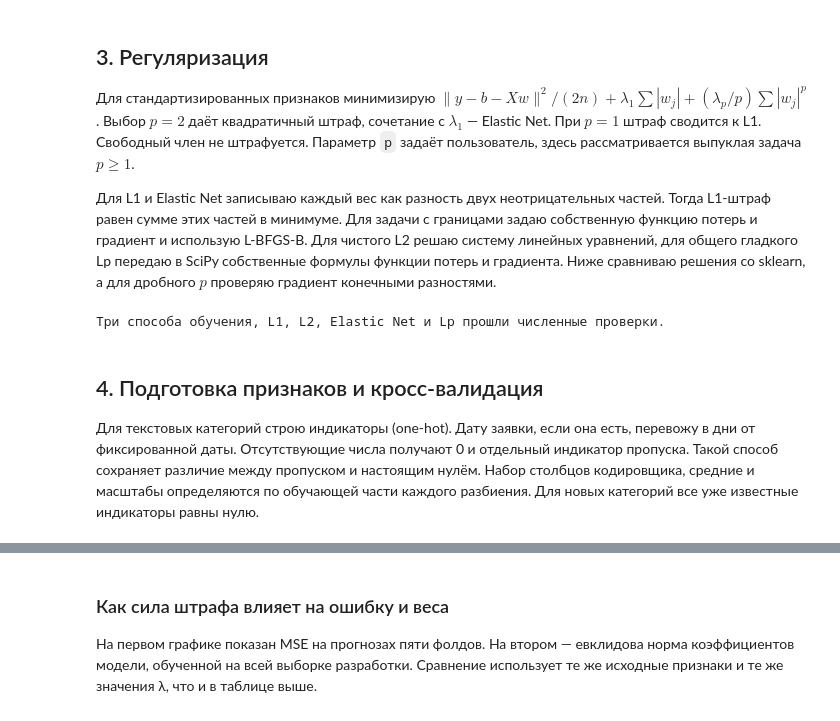
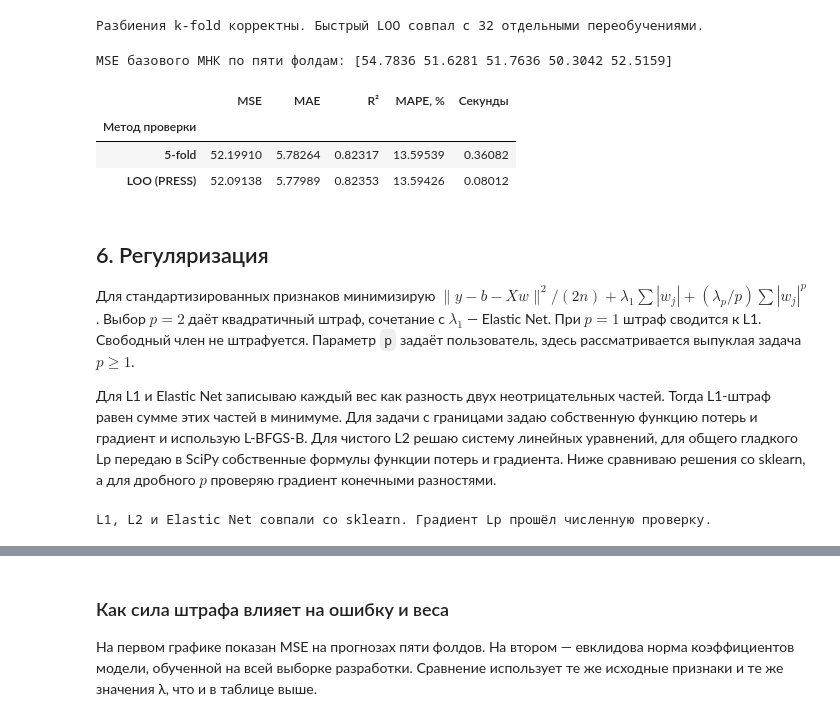
Before and after one commit to MyshakinMikhail/machine-learning-concepts, a Jupyter notebook: lab1/lab1.ipynb, the cells around one changed output, grey strips where cells are left out. Cells and saved outputs as stored; diff of their text form; code cells hidden in the pictures.

```diff
--- a/lab1/lab1.ipynb
+++ b/lab1/lab1.ipynb
@@ -168,5 +473,56 @@ class MyLinearRegression:
+# %%
+def loo_ols(frame, y):
+    features = Features().fit(frame)
+    X = features.transform(frame)
+    design = np.column_stack([np.ones(len(X)), X])
+    U, singular, _ = np.linalg.svd(design, full_matrices=False)
+    tol = np.finfo(float).eps * max(design.shape) * singular[0]
+    basis = U[:, singular > tol]
+    fitted = basis @ (basis.T @ y)
+    leverage = np.einsum("ij,ij->i", basis, basis)
+    regular = (1 - leverage) > 1e-8
+    pred = np.empty_like(y, dtype=float)
+    pred[regular] = y[regular] - (y[regular] - fitted[regular]) / (1 - leverage[regular])
+    for i in np.flatnonzero(~regular):
+        keep = np.arange(len(y)) != i
+        A, B = prepare(frame.iloc[keep], frame.iloc[[i]])
+        pred[i] = MyLinearRegression().fit(A, y[keep]).predict(B)[0]
+    return pred
+
+
+mini_frame = pd.DataFrame(mini[:32], columns=list("abcd"))
+mini_frame["тип"] = ["А", "Б"] * 15 + ["А", "редкая"]
+mini_frame.loc[[2, 5], "b"] = np.nan
+parts = list(kfold_indices(32))
+np.testing.assert_array_equal(np.sort(np.concatenate([v for _, v in parts])), np.arange(32))
+assert all(not np.intersect1d(t, v).size for t, v in parts)
+direct, _ = cross_predict(mini_frame, noisy_y[:32], leave_one_out_indices(32), MyLinearRegression)
+np.testing.assert_allclose(loo_ols(mini_frame, noisy_y[:32]), direct, atol=1e-8)
+print("Разбиения k-fold корректны. Быстрый LOO совпал с 32 отдельными переобучениями.")
+# %% [output]
+Разбиения k-fold корректны. Быстрый LOO совпал с 32 отдельными переобучениями.
+# %%
+start = perf_counter()
+ols_oof, fold_mse = cross_predict(X_dev, y_dev, kfold_indices(len(y_dev)), MyLinearRegression)
+kfold_seconds = perf_counter() - start
+
+start = perf_counter()
+loo_prediction = loo_ols(X_dev, y_dev)
+loo_seconds = perf_counter() - start
+
+print("MSE базового МНК по пяти фолдам:", np.round(fold_mse, 4))
+display(pd.DataFrame([
+    {"Метод проверки": "5-fold", **scores(y_dev, ols_oof), "Секунды": kfold_seconds},
+    {"Метод проверки": "LOO (PRESS)", **scores(y_dev, loo_prediction), "Секунды": loo_seconds},
+]).set_index("Метод проверки"))
+# %% [output]
+MSE базового МНК по пяти фолдам: [54.7836 51.6281 51.7636 50.3042 52.5159]
+|  | MSE | MAE | R² | MAPE, % | Секунды |
+| Метод проверки |  |  |  |  |  |
+| 5-fold | 52.19910 | 5.78264 | 0.82317 | 13.59539 | 0.36082 |
+| LOO (PRESS) | 52.09138 | 5.77989 | 0.82353 | 13.59426 | 0.08012 |
 # %% [markdown]
-## 3. Регуляризация
+## 6. Регуляризация
 
 Для стандартизированных признаков минимизирую $\|y-b-Xw\|^2/(2n) + \lambda_1\sum |w_j| + (\lambda_p/p)\sum |w_j|^p$. Выбор $p=2$ даёт квадратичный штраф, сочетание с $\lambda_1$ — Elastic Net. При $p=1$ штраф сводится к L1. Свободный член не штрафуется. Параметр `p` задаёт пользователь, здесь рассматривается выпуклая задача $p\ge 1$.
 
@@ -225,15 +581,6 @@ class RegularizedRegression:
     def predict(self, X):
         return np.asarray(X) @ self.coef_ + self.intercept_
 # %%
-# Независимые проверки на маленькой матрице с известными коэффициентами.
-rng = np.random.default_rng(SEED)
-mini = rng.normal(size=(90, 4))
-exact_y = 3 + mini @ np.array([1., -2., 0., 0.5])
-for method, epochs in [("analytic", 1), ("gd", 400), ("sgd", 100)]:
-    fitted = MyLinearRegression(method, epochs).fit(mini, exact_y)
-    np.testing.assert_allclose(fitted.predict(mini), exact_y, atol=1e-6)
-
-noisy_y = exact_y + rng.normal(0, 0.3, len(mini))
 for model, ref in [(RegularizedRegression(l1=.1), Lasso(alpha=.1, tol=1e-10)),
                    (RegularizedRegression(lp=.1), Ridge(alpha=len(mini) * .1)),
                    (RegularizedRegression(l1=.06, lp=.04), ElasticNet(alpha=.1, l1_ratio=.6, tol=1e-10)),
@@ -249,10 +596,6 @@ np.testing.assert_allclose(lp_test.smooth_loss(point, mini, noisy_y)[1], numeric
 lp_test.fit(mini, noisy_y)
 _, grad = lp_test.smooth_loss(lp_test.coef_, mini-mini.mean(0), noisy_y-noisy_y.mean())
 assert np.max(abs(grad)) < 1e-5
-print("Три способа обучения, L1, L2, Elastic Net и Lp прошли численные проверки.")
+print("L1, L2 и Elastic Net совпали со sklearn. Градиент Lp прошёл численную проверку.")
 # %% [output]
-Три способа обучения, L1, L2, Elastic Net и Lp прошли численные проверки.
+L1, L2 и Elastic Net совпали со sklearn. Градиент Lp прошёл численную проверку.
-# %% [markdown]
-## 4. Подготовка признаков и кросс-валидация
-
-Для текстовых категорий строю индикаторы (one-hot). Дату заявки, если она есть, перевожу в дни от фиксированной даты. Отсутствующие числа получают 0 и отдельный индикатор пропуска. Такой способ сохраняет различие между пропуском и настоящим нулём. Набор столбцов кодировщика, средние и масштабы определяются по обучающей части каждого разбиения. Для новых категорий все уже известные индикаторы равны нулю.
```
Also changed, not shown: parts of 63 cells of this notebook.
